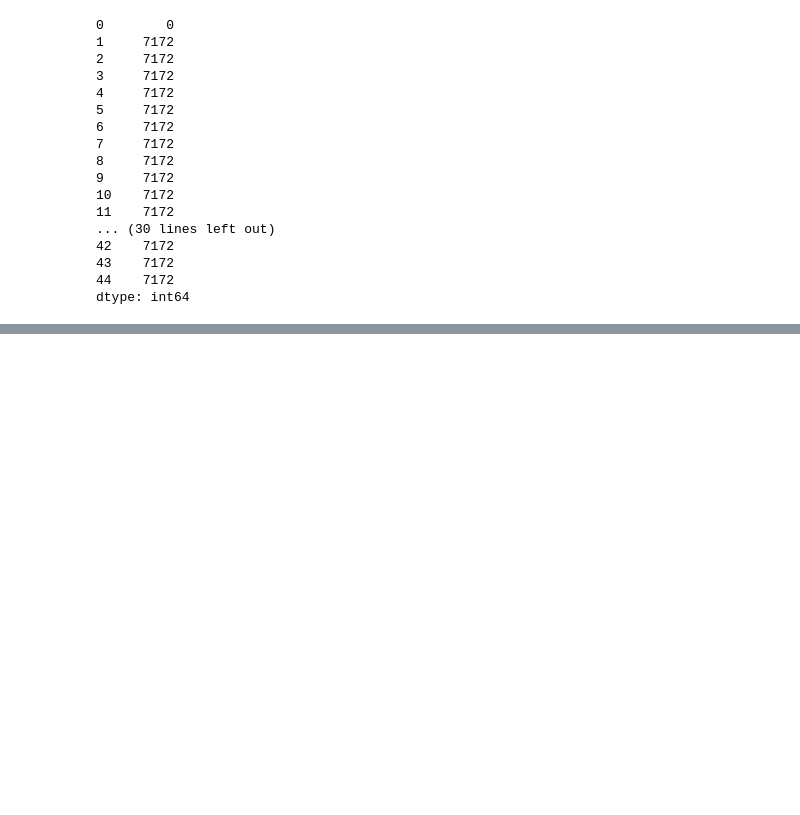
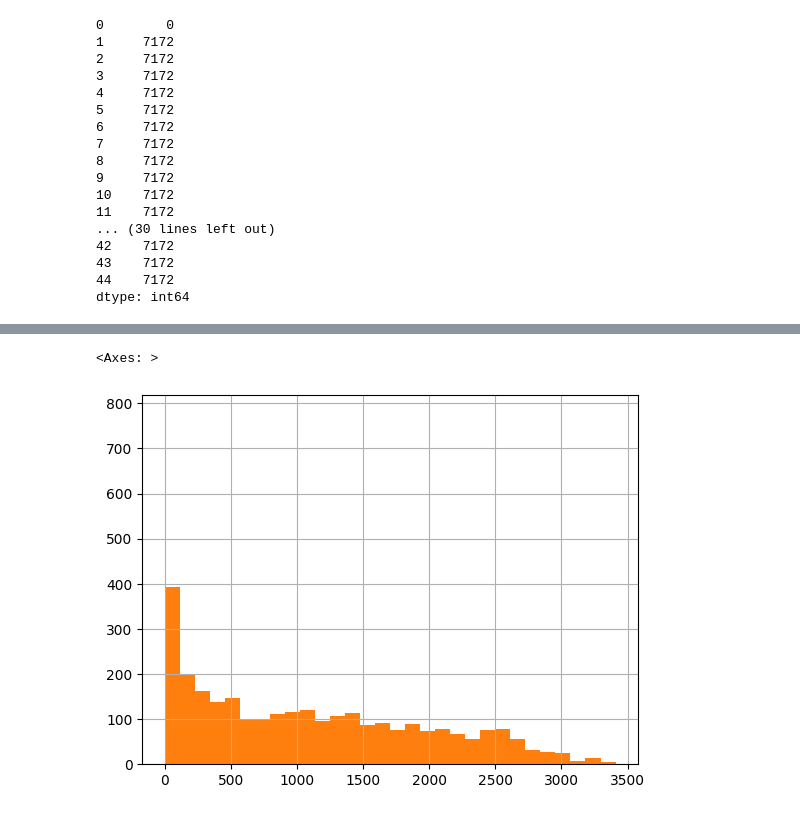
Before and after one commit to RiasMommy/Statapp, a Jupyter notebook: notebook/exploration.ipynb, the cells around one changed output, grey strips where cells are left out. Drawn from its saved outputs; the diff is of its cells as text; code cells hidden in the pictures; blank space fills up the shorter version.

```diff
--- a/notebook/exploration.ipynb
+++ b/notebook/exploration.ipynb
@@ -162,0 +190,6 @@ df.head(10)
+# %%
+df["xg_per90"].hist(bins=20)
+df["minutes"].hist(bins=30)
+# %% [output]
+<Axes: >
+[figure, added]
```
Also changed, not shown: parts of 5 cells of this notebook, 1 other file.
